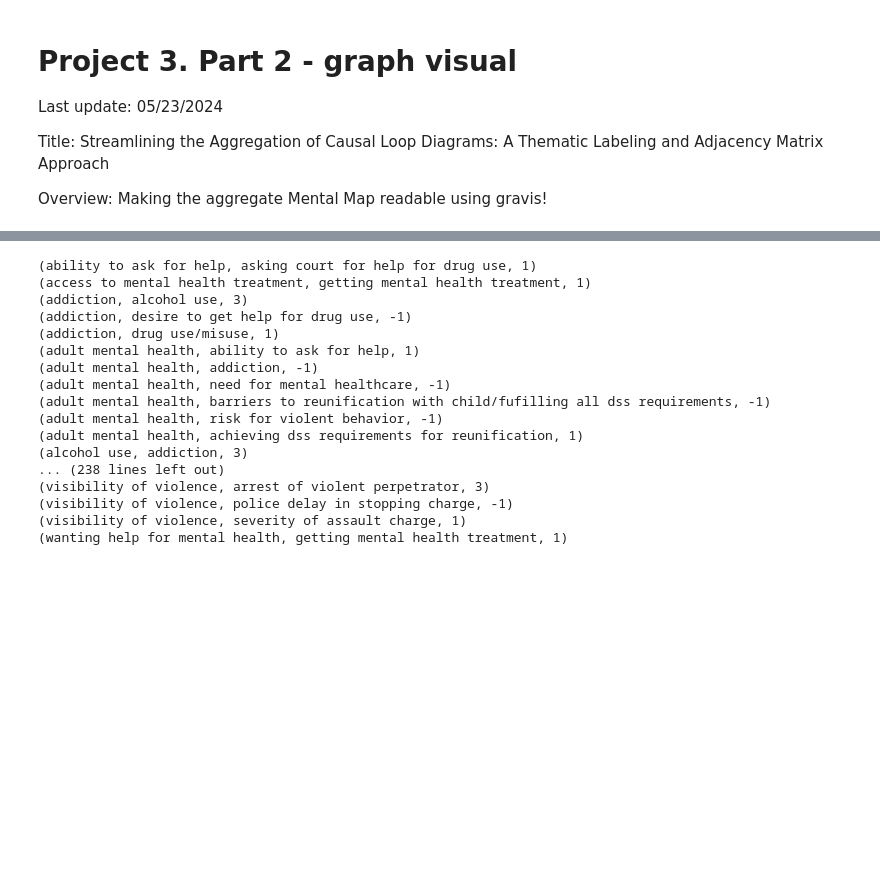
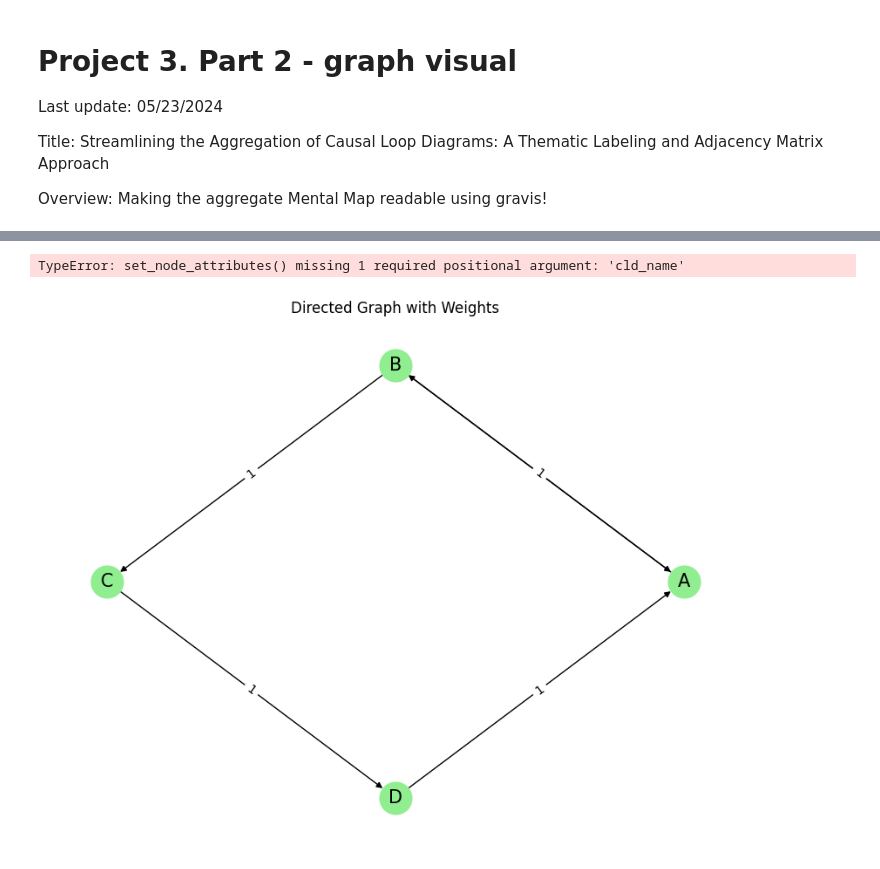
Before and after one commit to georgia-max/MentalMaps_Aggregation, a Jupyter notebook: notebook/graph_visual.ipynb, the cells around one changed output, grey strips where cells are left out. Saved outputs shown, nothing was run; the diff lists cells and outputs as text; code cells hidden in the pictures; blank space fills up the shorter version.

```diff
--- a/notebook/graph_visual.ipynb
+++ b/notebook/graph_visual.ipynb
@@ -28,25 +25,0 @@ G = pickle.load(open('results/SYNCH/proj_aggregate/RC_aggregate_networkX.pickle'
-# %%
-# print(G.nodes)
-# print(G.edges)
-
-# print the weight of each edges
-for (u, v, wt) in G.edges.data('weight'):
-    print(f"({u}, {v}, {wt})")
-# %% [output]
-(ability to ask for help, asking court for help for drug use, 1)
-(access to mental health treatment, getting mental health treatment, 1)
-(addiction, alcohol use, 3)
-(addiction, desire to get help for drug use, -1)
-(addiction, drug use/misuse, 1)
-(adult mental health, ability to ask for help, 1)
-(adult mental health, addiction, -1)
-(adult mental health, need for mental healthcare, -1)
-(adult mental health, barriers to reunification with child/fufilling all dss requirements, -1)
-(adult mental health, risk for violent behavior, -1)
-(adult mental health, achieving dss requirements for reunification, 1)
-(alcohol use, addiction, 3)
-... (238 lines left out)
-(visibility of violence, arrest of violent perpetrator, 3)
-(visibility of violence, police delay in stopping charge, -1)
-(visibility of violence, severity of assault charge, 1)
-(wanting help for mental health, getting mental health treatment, 1)
@@ -56,0 +26,53 @@ gv.d3(G, graph_height=1000)
+# %%
+
+
+# Create a directed graph
+G1 = nx.DiGraph()
+
+# Add nodes
+nodes = ["A", "B", "C", "D"]
+G1.add_nodes_from(nodes)
+
+# Add directed edges with weights
+edges = [("A", "B", 1), ("B", "C", 1), ("C", "D", 1), ("D", "A", 1), ("A", "C", 1)]
+G1.add_weighted_edges_from(edges)
+G1 = cld_nx.set_node_attributes(G1, '1')
+G1 = cld_nx.set_edge_attributes(G1, '1')
+
+# Draw the graph
+pos = nx.circular_layout(G1)  # positions for all nodes
+
+plt.figure(figsize=(8, 6))
+nx.draw(G1, pos, with_labels=True, node_size=700, node_color='lightgreen', font_size=15, font_color='black', arrows=True)
+labels = nx.get_edge_attributes(G1, 'weight')
+nx.draw_networkx_edge_labels(G1, pos, edge_labels=labels)
+
+plt.title("Directed G1 with Weights")
+plt.show()
+# %% [output]
+TypeError: set_node_attributes() missing 1 required positional argument: 'cld_name'
+# %%
+# Create a directed graph
+G2 = nx.DiGraph()
+
+# Add nodes
+nodes = ["A", "B", "C", "D"]
+G2.add_nodes_from(nodes)
+
+# Add directed edges with weights
+edges = [("B", "A", 1), ("B", "C", 1), ("C", "D", 1), ("D", "A", 1), ("A", "B", 1)]
+G2.add_weighted_edges_from(edges)
+G2 = cld_nx.set_node_attributes(G2, 'cld', '2')
+
+# Draw the graph
+pos = nx.circular_layout(G2)  # positions for all nodes
+
+plt.figure(figsize=(8, 6))
+nx.draw(G2, pos, with_labels=True, node_size=700, node_color='lightgreen', font_size=15, font_color='black', arrows=True)
+labels = nx.get_edge_attributes(G2, 'weight')
+nx.draw_networkx_edge_labels(G2, pos, edge_labels=labels)
+
+plt.title("Directed Graph with Weights")
+plt.show()
+# %% [output]
+[figure, added]
```
Also changed, not shown: parts of 17 cells of this notebook, 4 other files.
